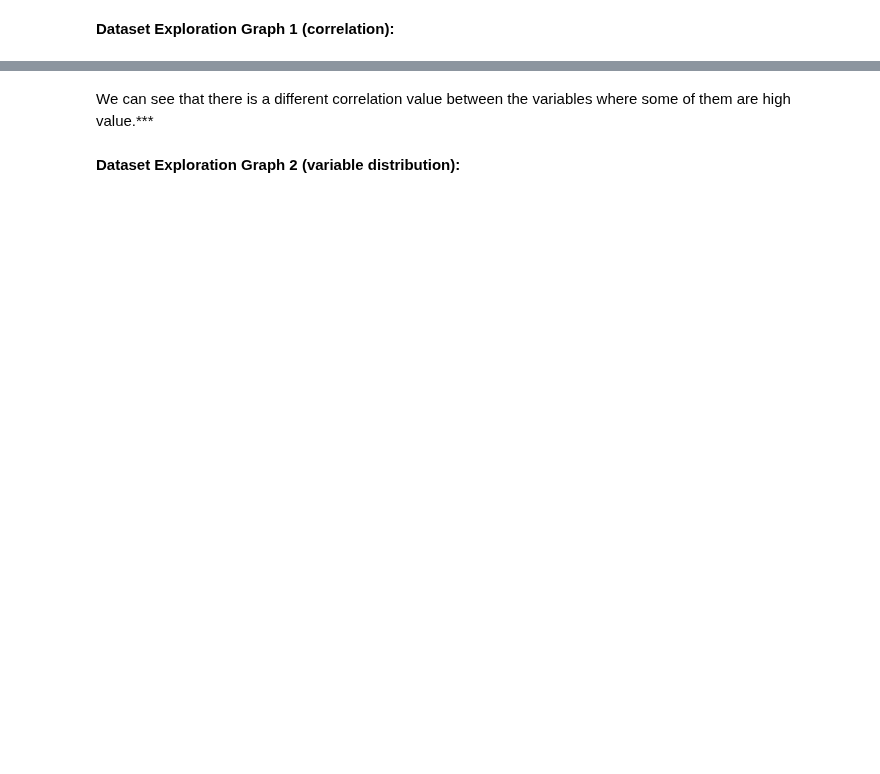
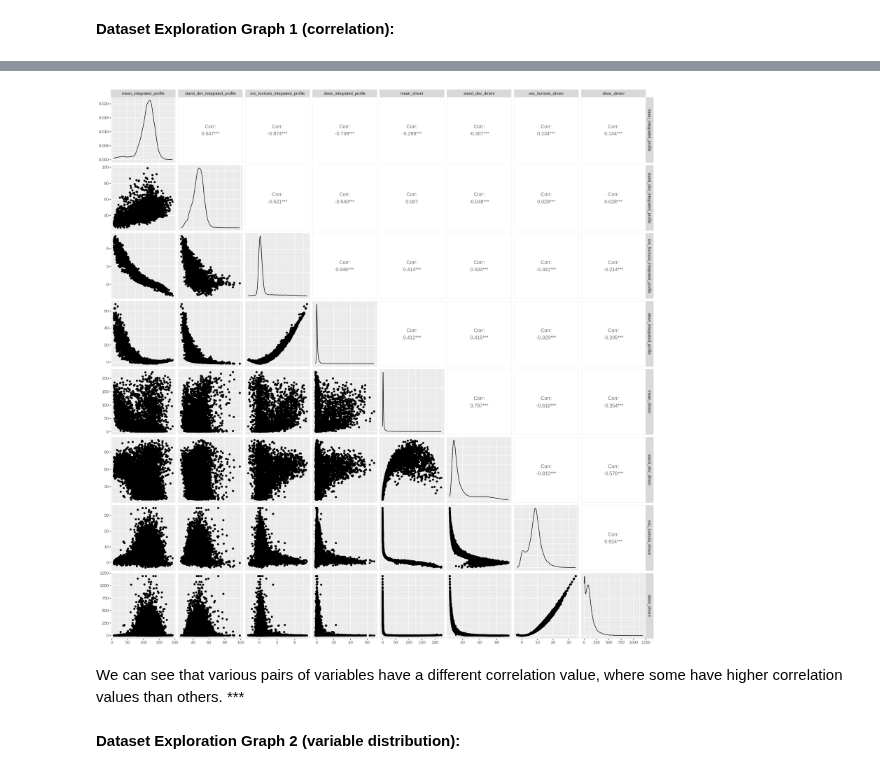
Before and after one commit to nailserverzone/dsci-100-2023w2-group-11, a Jupyter notebook: Final_project.ipynb, the cells around one changed output, grey strips where cells are left out. Cells and saved outputs as stored; diff of their text form; code cells hidden in the pictures; blank space fills up the shorter version.

Commit message:
Fixed writing parts, added correlation plot

```diff
--- a/Final_project.ipynb
+++ b/Final_project.ipynb
@@ -59,5 +103,13 @@ corrplot(cor_pulse, type="upper", order="hclust",col=brewer.pal(n=8, name="RdYlB
+# %%
+options(repr.plot.width = 17, repr.plot.height = 17)
+pm_pairs <- select(pulsar_data, "mean_integrated_profile":"skew_dmsnr")%>%
+ggpairs()
+
+pm_pairs
+# %% [output]
+[figure, added]
 # %% [markdown]
-We can see that there is a different correlation value between the variables where some of them are high value.***
+We can see that various pairs of variables have a different correlation value, where some have higher correlation values than others. ***
 # %% [markdown]
 <b> Dataset Exploration Graph 2 (variable distribution): </b>
 # %%
```
Also changed, not shown: parts of 23 cells of this notebook.
